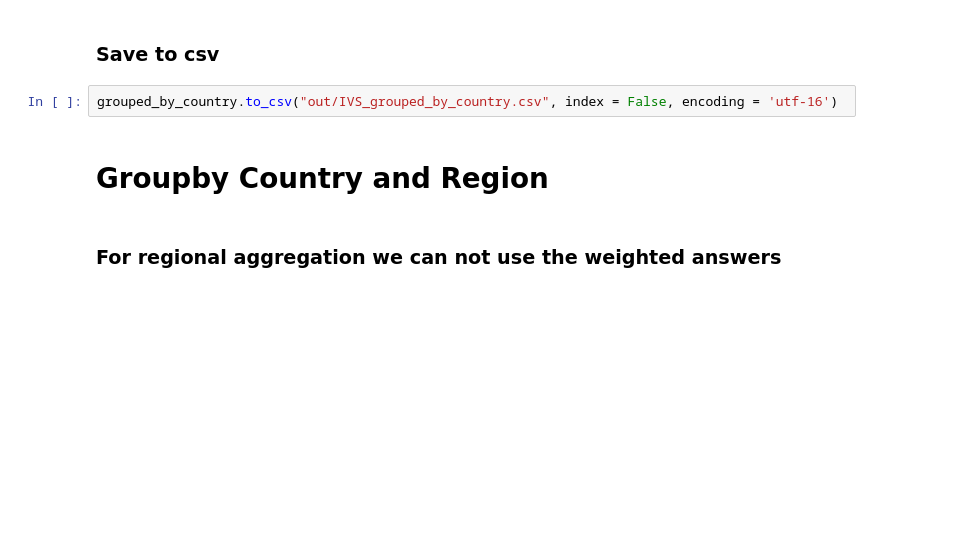
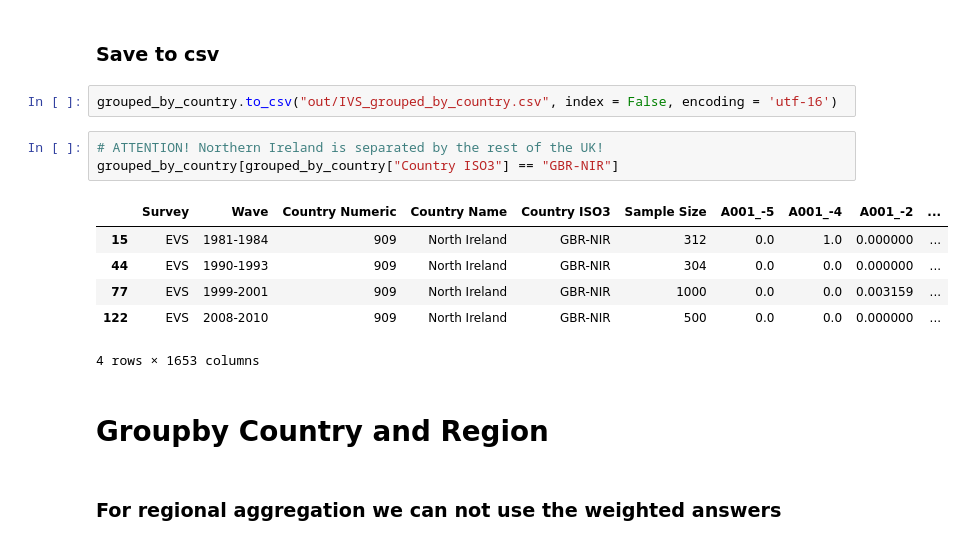
Before and after one commit to dgurnari/covid_19_Oxford_database, a Jupyter notebook: Integrated Value Survey/Integrated_Values_Survey_aggregator.ipynb, the cells around one changed output. Drawn from its saved outputs; the diff is of its cells as text; blank space fills up the shorter version.

```diff
--- a/Integrated Value Survey/Integrated_Values_Survey_aggregator.ipynb
+++ b/Integrated Value Survey/Integrated_Values_Survey_aggregator.ipynb
@@ -316,6 +316,16 @@ grouped_by_country
 ### Save to csv
 # %%
 grouped_by_country.to_csv("out/IVS_grouped_by_country.csv", index = False, encoding = 'utf-16')
+# %%
+# ATTENTION! Northern Ireland is separated by the rest of the UK!
+grouped_by_country[grouped_by_country["Country ISO3"] == "GBR-NIR"]
+# %% [output]
+|  | Survey | Wave | Country Numeric | Country Name | Country ISO3 | Sample Size | A001_-5 | A001_-4 | A001_-2 | ... |
+| 15 | EVS | 1981-1984 | 909 | North Ireland | GBR-NIR | 312 | 0.0 | 1.0 | 0.000000 | ... |
+| 44 | EVS | 1990-1993 | 909 | North Ireland | GBR-NIR | 304 | 0.0 | 0.0 | 0.000000 | ... |
+| 77 | EVS | 1999-2001 | 909 | North Ireland | GBR-NIR | 1000 | 0.0 | 0.0 | 0.003159 | ... |
+| 122 | EVS | 2008-2010 | 909 | North Ireland | GBR-NIR | 500 | 0.0 | 0.0 | 0.000000 | ... |
+4 rows × 1653 columns
 # %% [markdown]
 # Groupby Country and Region
 # %% [markdown]
```
Also changed, not shown: parts of 6 cells of this notebook, 15 other files.
